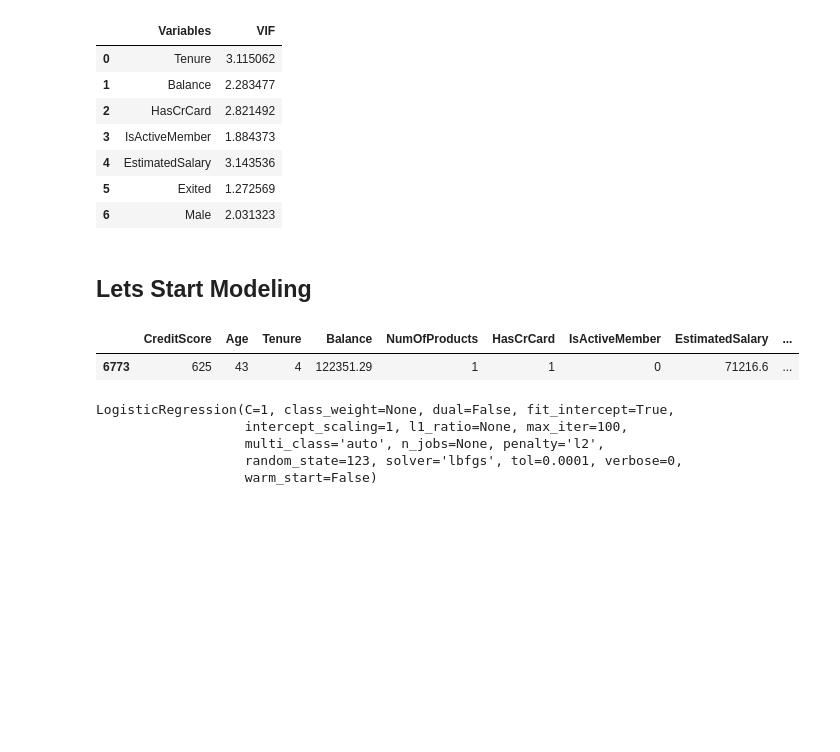
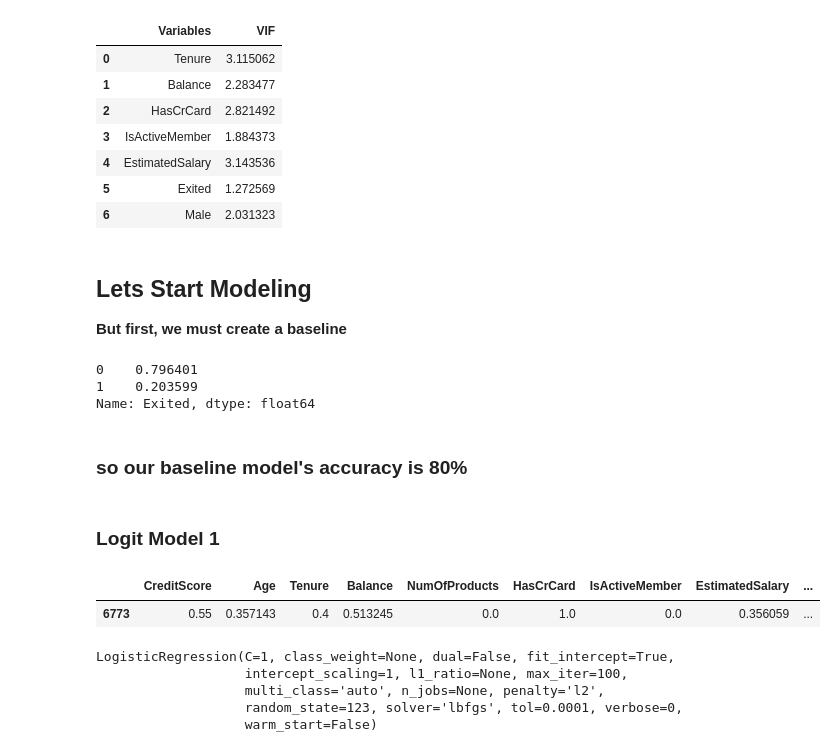
Before and after one commit to MainaliB/my_work, a Jupyter notebook: bank_churn_classifiction.ipynb, the cells around one changed output. Drawn from its saved outputs; the diff is of its cells as text; code cells hidden in the pictures; blank space fills up the shorter version.

```diff
--- a/bank_churn_classifiction.ipynb
+++ b/bank_churn_classifiction.ipynb
@@ -496,14 +503,29 @@ x_test_scaled = pd.DataFrame(scaler.transform(x_test), columns = x_test.columns,
                              index = x_test.index)
 # %% [markdown]
 ## Lets Start Modeling
+
+**But first, we must create a baseline**
+# %%
+# Baseline for classification project is the liklihood of an event with the most frequency occuring
+
+
+train.Exited.value_counts(normalize = True)
+# %% [output]
+0    0.796401
+1    0.203599
+Name: Exited, dtype: float64
+# %% [markdown]
+### so our baseline model's accuracy is 80%
 # %%
 from sklearn.linear_model import LogisticRegression
 from sklearn.metrics import classification_report
+# %% [markdown]
+### Logit Model 1
 # %%
-x_train.head(1)
+x_train_scaled.head(1)
 # %% [output]
 |  | CreditScore | Age | Tenure | Balance | NumOfProducts | HasCrCard | IsActiveMember | EstimatedSalary | ... |
-| 6773 | 625 | 43 | 4 | 122351.29 | 1 | 1 | 0 | 71216.6 | ... |
+| 6773 | 0.55 | 0.357143 | 0.4 | 0.513245 | 0.0 | 1.0 | 0.0 | 0.356059 | ... |
 # %%
 # getting our X variables for our model
 
```
Also changed, not shown: parts of 12 cells of this notebook.
